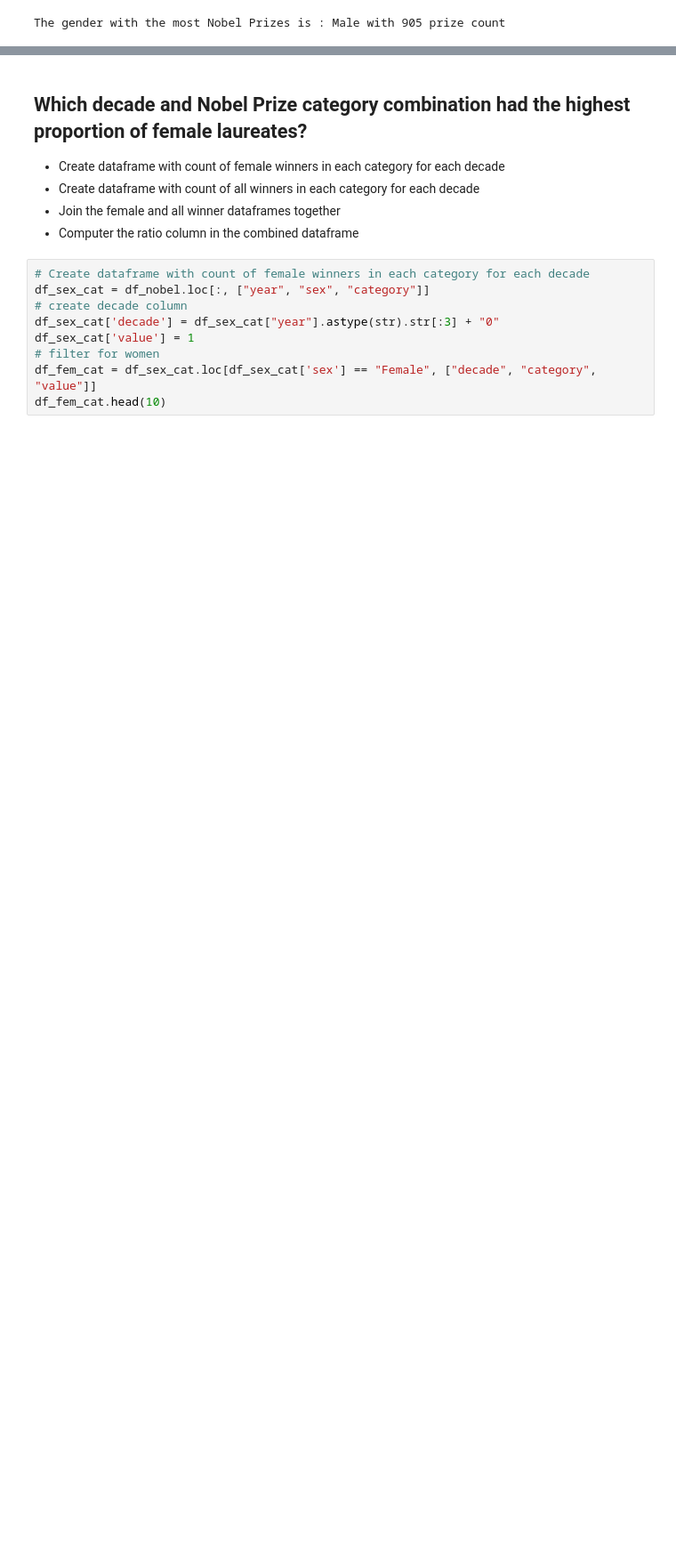
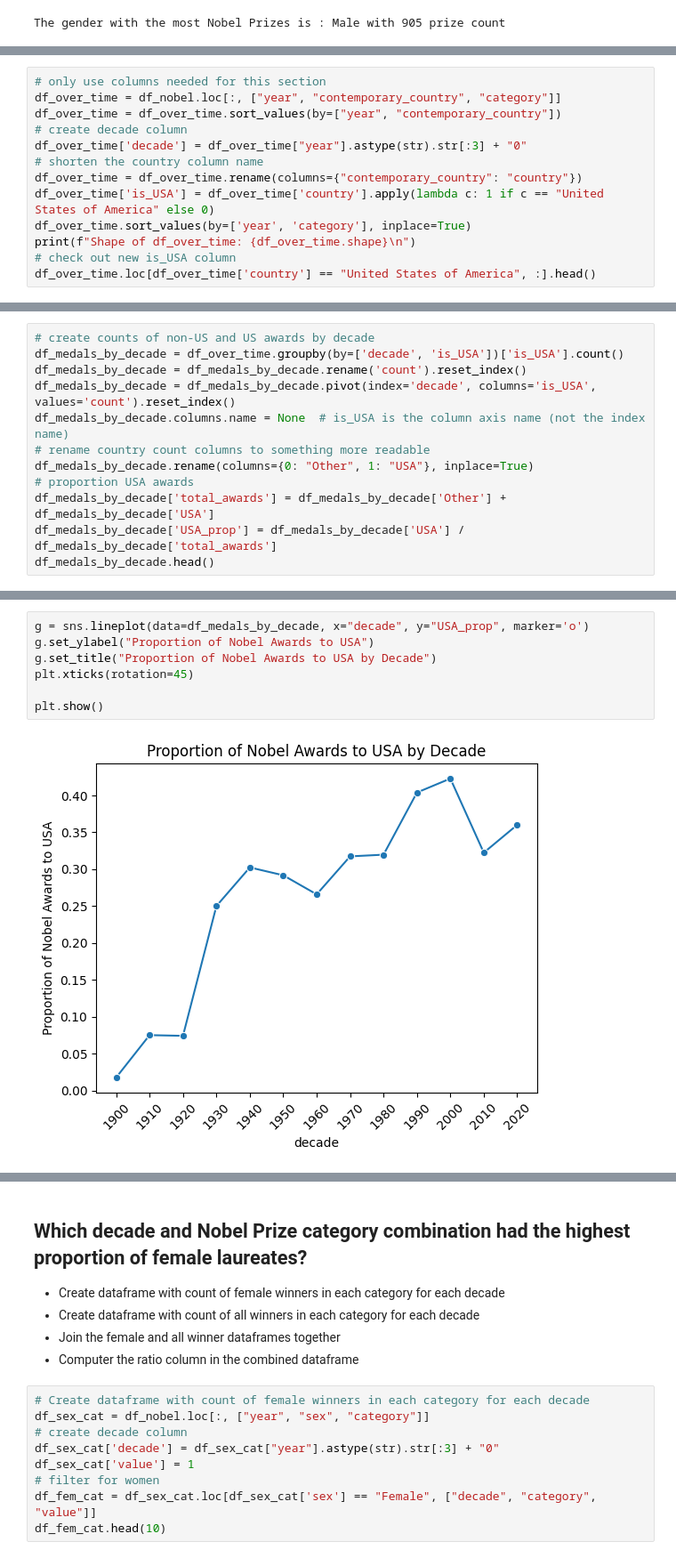
Before and after one commit to MichaelSzczepaniak/DSPortfolio, a Jupyter notebook: Nobel_Winners/NobelWinners.ipynb, the cells around one changed output, grey strips where cells are left out. Shown at 89% size. Drawn from its saved outputs; the diff is of its cells as text; blank space fills up the shorter version.

```diff
--- a/Nobel_Winners/NobelWinners.ipynb
+++ b/Nobel_Winners/NobelWinners.ipynb
@@ -119,0 +134,13 @@ print(max_decade_usa)
+# %%
+# only use columns needed for this section
+df_over_time = df_nobel.loc[:, ["year", "contemporary_country", "category"]]
+df_over_time = df_over_time.sort_values(by=["year", "contemporary_country"])
+# create decade column
+df_over_time['decade'] = df_over_time["year"].astype(str).str[:3] + "0"
+# shorten the country column name
+df_over_time = df_over_time.rename(columns={"contemporary_country": "country"})
+df_over_time['is_USA'] = df_over_time['country'].apply(lambda c: 1 if c == "United States of America" else 0)
+df_over_time.sort_values(by=['year', 'category'], inplace=True)
+print(f"Shape of df_over_time: {df_over_time.shape}\n")
+# check out new is_USA column
+df_over_time.loc[df_over_time['country'] == "United States of America", :].head()
@@ -119,0 +155,12 @@ print(max_decade_usa)
+# %%
+# create counts of non-US and US awards by decade
+df_medals_by_decade = df_over_time.groupby(by=['decade', 'is_USA'])['is_USA'].count()
+df_medals_by_decade = df_medals_by_decade.rename('count').reset_index()
+df_medals_by_decade = df_medals_by_decade.pivot(index='decade', columns='is_USA', values='count').reset_index()
+df_medals_by_decade.columns.name = None  # is_USA is the column axis name (not the index name)
+# rename country count columns to something more readable
+df_medals_by_decade.rename(columns={0: "Other", 1: "USA"}, inplace=True)
+# proportion USA awards
+df_medals_by_decade['total_awards'] = df_medals_by_decade['Other'] + df_medals_by_decade['USA']
+df_medals_by_decade['USA_prop'] = df_medals_by_decade['USA'] / df_medals_by_decade['total_awards']
+df_medals_by_decade.head()
@@ -119,0 +174,9 @@ print(max_decade_usa)
+# %%
+g = sns.lineplot(data=df_medals_by_decade, x="decade", y="USA_prop", marker='o')
+g.set_ylabel("Proportion of Nobel Awards to USA")
+g.set_title("Proportion of Nobel Awards to USA by Decade")
+plt.xticks(rotation=45)
+
+plt.show()
+# %% [output]
+[figure, added]
```
Also changed, not shown: parts of 24 cells of this notebook, 1 other file.
